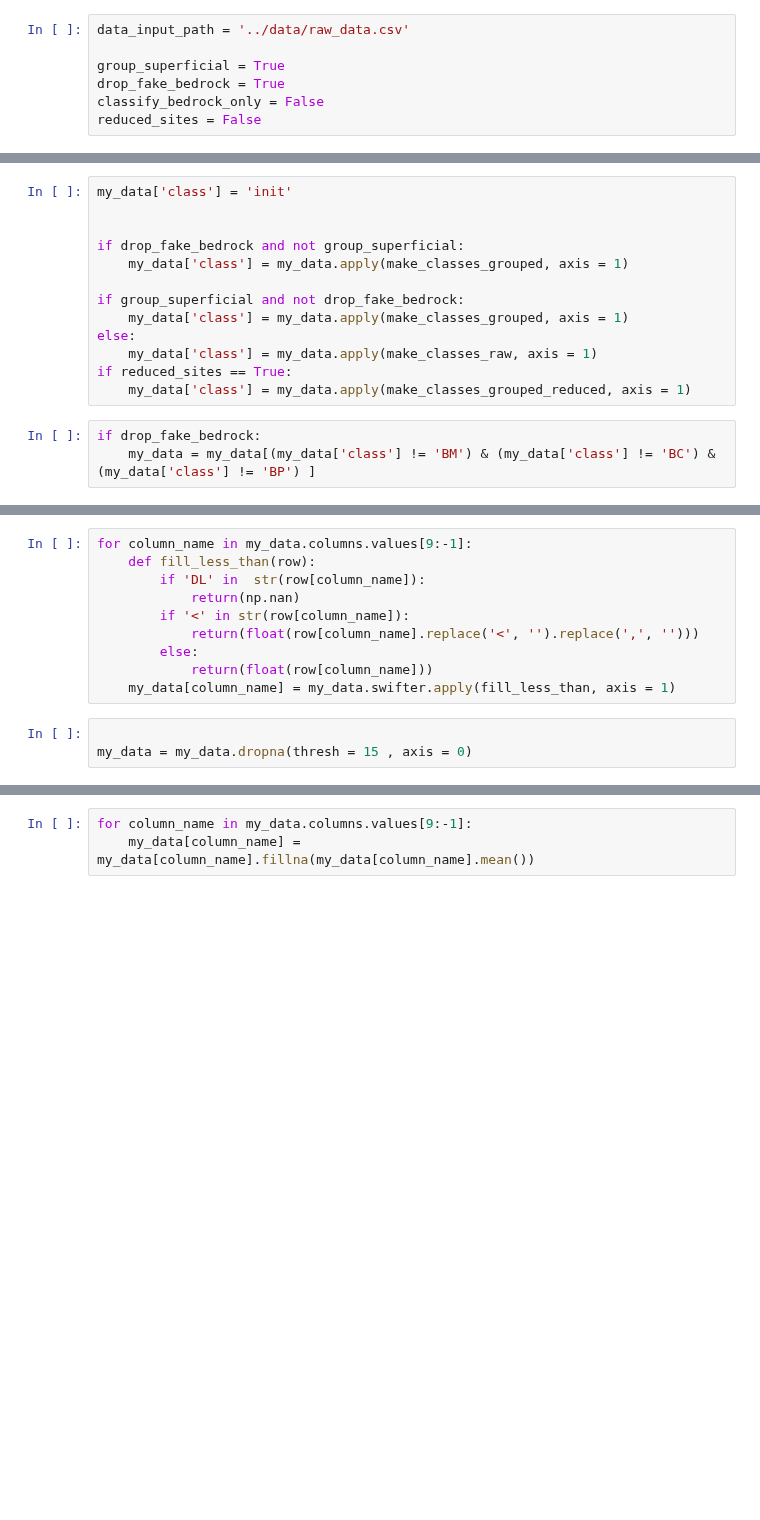
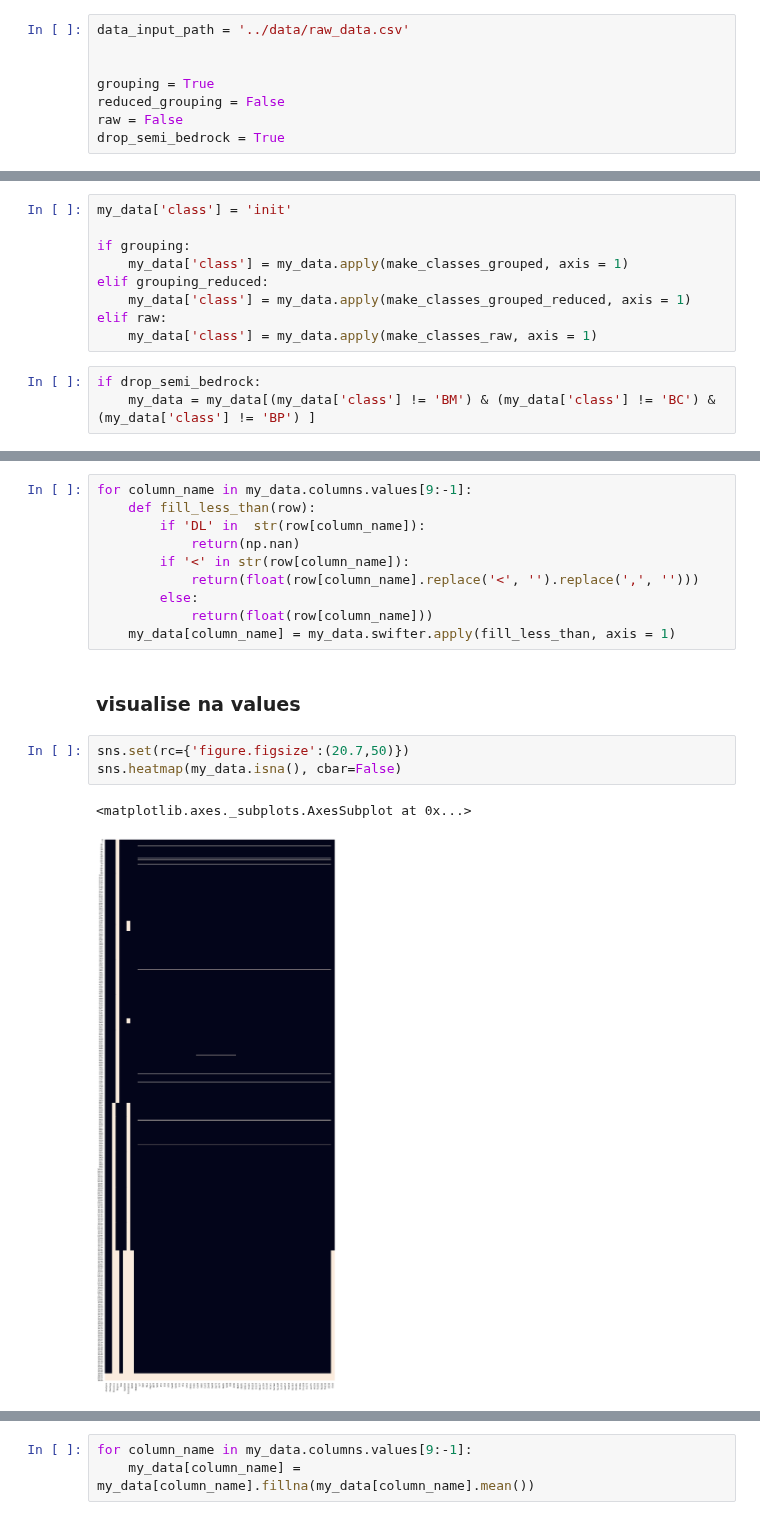
Before and after one commit to Spelaeo123/Machine_Learning, a Jupyter notebook: paper_1_notebooks/1 data_preproccessing.ipynb, the cells around one changed output, grey strips where cells are left out. Saved outputs shown, nothing was run; the diff lists cells and outputs as text; blank space fills up the shorter version.

```diff
--- a/paper_1_notebooks/1 data_preproccessing.ipynb
+++ b/paper_1_notebooks/1 data_preproccessing.ipynb
@@ -23,10 +26,11 @@ from sklearn.preprocessing import StandardScaler
 # %%
 data_input_path = '../data/raw_data.csv'
 
-group_superficial = True
-drop_fake_bedrock = True
-classify_bedrock_only = False
-reduced_sites = False
+
+grouping = True
+reduced_grouping = False
+raw = False
+drop_semi_bedrock = True
 # %% [markdown]
 ### Import data
 # %%
@@ -90,16 +100,12 @@ def make_classes_raw(row):
 # %%
 my_data['class'] = 'init'
 
-
-if drop_fake_bedrock and not group_superficial:
+if grouping:
     my_data['class'] = my_data.apply(make_classes_grouped, axis = 1)
-
-if group_superficial and not drop_fake_bedrock:
-    my_data['class'] = my_data.apply(make_classes_grouped, axis = 1)
-else:
+elif grouping_reduced:
+    my_data['class'] = my_data.apply(make_classes_grouped_reduced, axis = 1)
+elif raw:
     my_data['class'] = my_data.apply(make_classes_raw, axis = 1)
-if reduced_sites == True:
-    my_data['class'] = my_data.apply(make_classes_grouped_reduced, axis = 1)
 # %%
-if drop_fake_bedrock:
+if drop_semi_bedrock:
     my_data = my_data[(my_data['class'] != 'BM') & (my_data['class'] != 'BC') & (my_data['class'] != 'BP') ]
@@ -115,6 +121,11 @@ for column_name in my_data.columns.values[9:-1]:
         else:
             return(float(row[column_name]))
     my_data[column_name] = my_data.swifter.apply(fill_less_than, axis = 1)
-# %%
-
-my_data = my_data.dropna(thresh = 15 , axis = 0)
+# %% [markdown]
+### visualise na values
+# %%
+sns.set(rc={'figure.figsize':(20.7,50)})
+sns.heatmap(my_data.isna(), cbar=False)
+# %% [output]
+<matplotlib.axes._subplots.AxesSubplot at 0x...>
+[figure, added]
```
Also changed, not shown: parts of 33 cells of this notebook, 2 other files.
